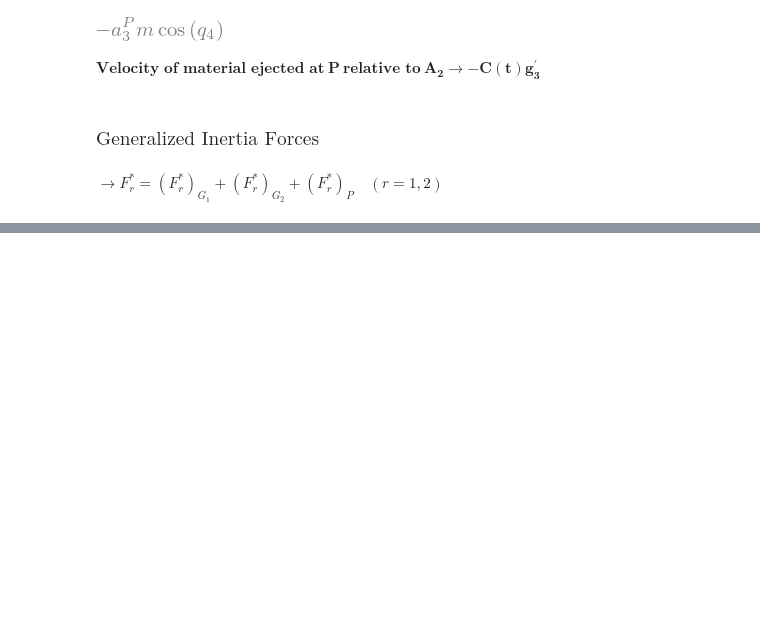
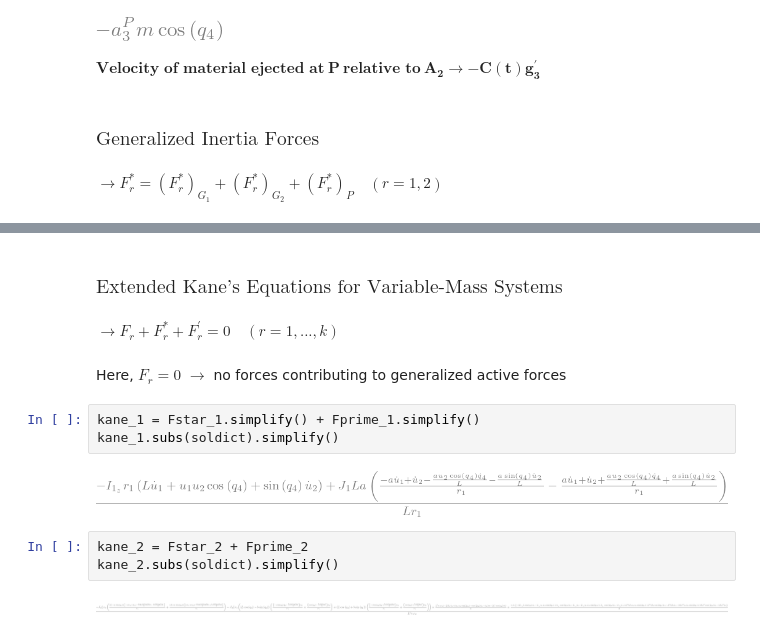
Before and after one commit to abhikamath/Rocket-Car, a Jupyter notebook: Rocket_Car.ipynb, the cells around one changed output, grey strips where cells are left out. Saved outputs shown, nothing was run; the diff lists cells and outputs as text; blank space fills up the shorter version.

```diff
--- a/Rocket_Car.ipynb
+++ b/Rocket_Car.ipynb
@@ -610,0 +632,16 @@ Fstar_2.subs(soldict)
+# %% [markdown]
+### $\text{Extended Kane's Equations for Variable-Mass Systems}$
+# %% [markdown]
+$\rightarrow F_r + F_r^* + F_r^{\prime} = 0 \quad (r = 1,..., k)$
+# %% [markdown]
+Here, $F_r = 0$ $\rightarrow$ no forces contributing to generalized active forces
+# %%
+kane_1 = Fstar_1.simplify() + Fprime_1.simplify()
+kane_1.subs(soldict).simplify()
+# %% [output]
+[figure, added]
+# %%
+kane_2 = Fstar_2 + Fprime_2
+kane_2.subs(soldict).simplify()
+# %% [output]
+[figure, added]
```
Also changed, not shown: parts of 12 cells of this notebook.
